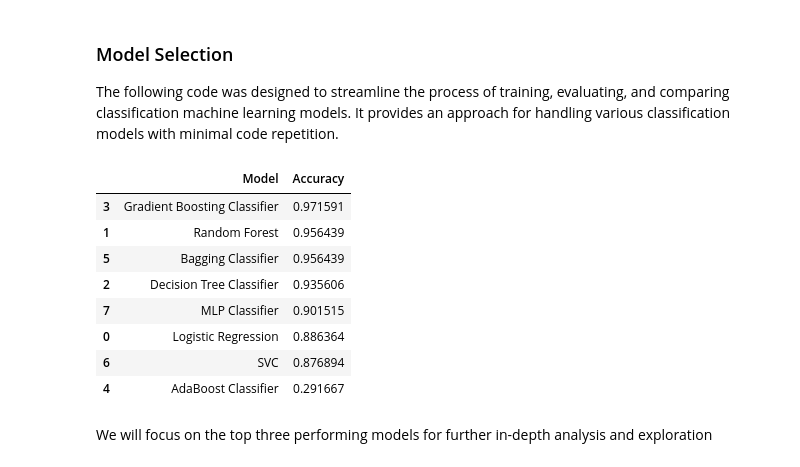
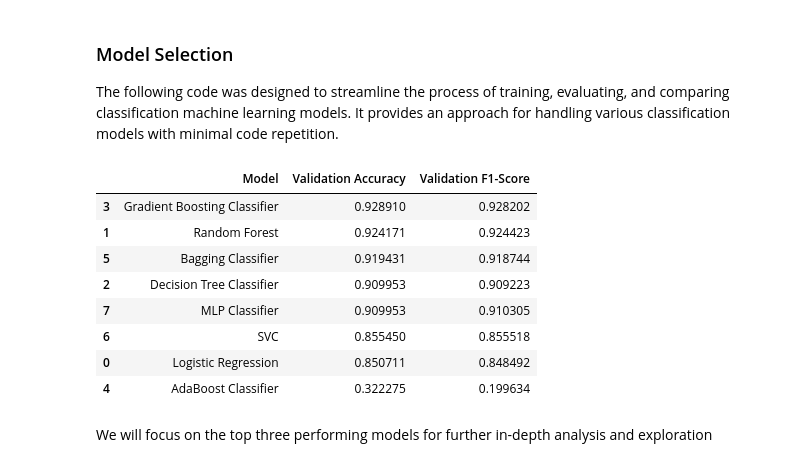
Before and after one commit to isralennon/MSAAI501, a Jupyter notebook: FinalProject/Obesity_Risk_Prediction_Model.ipynb, the cells around one changed output. Cells and saved outputs as stored; diff of their text form; code cells hidden in the pictures.

```diff
--- a/FinalProject/Obesity_Risk_Prediction_Model.ipynb
+++ b/FinalProject/Obesity_Risk_Prediction_Model.ipynb
@@ -204,20 +204,26 @@ Split the data into training and testing sets.
 # %%
-RANDOM_SEED = 123 # Define our random seed
+RANDOM_SEED = 42 # Define our random seed
 
 X = data.drop('NObeyesdad', axis=1)
 y = data['NObeyesdad']
 
-# Splits the data into training/test sets
-X_train, X_test, y_train, y_test = train_test_split(X,                          # Features variables
-                                                    y,                          # Target variable
-                                                    test_size=0.25,             # 25% of the data for test
-                                                    random_state=RANDOM_SEED)   # Set random seed
+# Split into train (60%), validation (20%), and test (20%) sets
+X_train, X_temp, y_train, y_temp = train_test_split(X,                        # Features variables
+                                                    y,                        # Target variable
+                                                    test_size=0.4,            # 40% of the data (20% for test, 20% for validation)
+                                                    random_state=RANDOM_SEED) # Set random seed
+
+X_val, X_test, y_val, y_test = train_test_split(X_temp,
+                                                y_temp,
+                                                test_size=0.5,                # Split test/validation sets.
+                                                random_state=RANDOM_SEED)
 # %%
-# Standardize training/test data
+# Standardize training/validation/test data
 # Standarizing data after splitting to avoid information leakage
 scaler = StandardScaler()
 X_train_scale = pd.DataFrame(scaler.fit_transform(X_train), columns=X_train.columns, index=X_train.index)
 X_test_scale = pd.DataFrame(scaler.transform(X_test), columns=X_test.columns, index=X_test.index)
+X_val_scale = pd.DataFrame(scaler.fit_transform(X_val), columns=X_val.columns, index=X_val.index)
 # %% [markdown]
 ## 6. Model Training
 Train multiple models and compare performance.
@@ -227,42 +233,48 @@ The following code was designed to streamline the process of training, evaluatin
 # %%
 # Initial model exploration
 # Initialize models
 models = {
-    'Logistic Regression': LogisticRegression(),
-    'Random Forest': RandomForestClassifier(),
-    'Decision Tree Classifier': DecisionTreeClassifier(),
-    'Gradient Boosting Classifier': GradientBoostingClassifier(),
-    'AdaBoost Classifier': AdaBoostClassifier(),
-    'Bagging Classifier': BaggingClassifier(),
-    'SVC': SVC(),
-    'MLP Classifier': MLPClassifier()
+    'Logistic Regression': LogisticRegression(random_state=RANDOM_SEED),
+    'Random Forest': RandomForestClassifier(random_state=RANDOM_SEED),
+    'Decision Tree Classifier': DecisionTreeClassifier(random_state=RANDOM_SEED),
+    'Gradient Boosting Classifier': GradientBoostingClassifier(random_state=RANDOM_SEED),
+    'AdaBoost Classifier': AdaBoostClassifier(random_state=RANDOM_SEED),
+    'Bagging Classifier': BaggingClassifier(random_state=RANDOM_SEED),
+    'SVC': SVC(random_state=RANDOM_SEED),
+    'MLP Classifier': MLPClassifier(random_state=RANDOM_SEED)
 }
 
 models_accuracy = [] # Store models accuracy
+i=0
 for i, (model_name, model) in enumerate(models.items()):
     # Train the model
     model.fit(X_train_scale, y_train)
-    # Predict on the test set
-    y_pred = model.predict(X_test_scale)
-    # Calculate accuracy
-    accuracy = accuracy_score(y_test, y_pred)
-    models_accuracy.append([model_name, accuracy])
+
+    # Validate Predictions
+    val_y_pred = model.predict(X_val_scale)
+    val_accuracy = accuracy_score(y_val, val_y_pred)
+    val_f1 = f1_score(y_val, val_y_pred, average='weighted')
+
+    # Store results
+    models_accuracy.append([model_name, val_accuracy, val_f1])
 
 # Create a DataFrame from the array
-eval_models = pd.DataFrame(models_accuracy, columns=['Model', 'Accuracy']) # Convert array[model_name, accuracy] into df
-eval_models = eval_models.sort_values(by='Accuracy', ascending=False)  # Order by Accuracy
+eval_models = pd.DataFrame(models_accuracy, columns=[
+    'Model', 'Validation Accuracy', 'Validation F1-Score'
+])
+eval_models = eval_models.sort_values(by='Validation Accuracy', ascending=False)  # Sort by Validation Accuracy
 
 display(eval_models)
 # %% [output]
-|  | Model | Accuracy |
-| 3 | Gradient Boosting Classifier | 0.971591 |
-| 1 | Random Forest | 0.956439 |
-| 5 | Bagging Classifier | 0.956439 |
-| 2 | Decision Tree Classifier | 0.935606 |
-| 7 | MLP Classifier | 0.901515 |
-| 0 | Logistic Regression | 0.886364 |
-| 6 | SVC | 0.876894 |
-| 4 | AdaBoost Classifier | 0.291667 |
+|  | Model | Validation Accuracy | Validation F1-Score |
+| 3 | Gradient Boosting Classifier | 0.928910 | 0.928202 |
+| 1 | Random Forest | 0.924171 | 0.924423 |
+| 5 | Bagging Classifier | 0.919431 | 0.918744 |
+| 2 | Decision Tree Classifier | 0.909953 | 0.909223 |
+| 7 | MLP Classifier | 0.909953 | 0.910305 |
+| 6 | SVC | 0.855450 | 0.855518 |
+| 0 | Logistic Regression | 0.850711 | 0.848492 |
+| 4 | AdaBoost Classifier | 0.322275 | 0.199634 |
 # %% [markdown]
 We will focus on the top three performing models for further in-depth analysis and exploration
 # %% [markdown]
```
Also changed, not shown: parts of 7 cells of this notebook.
